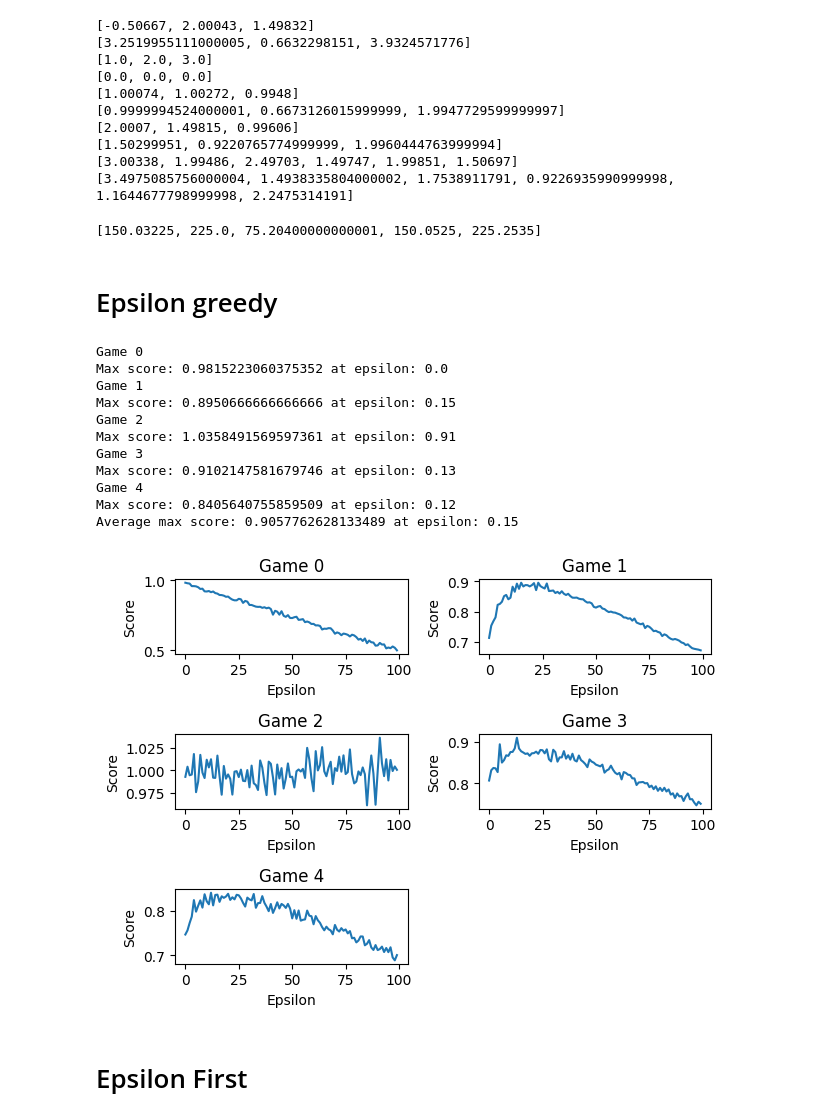
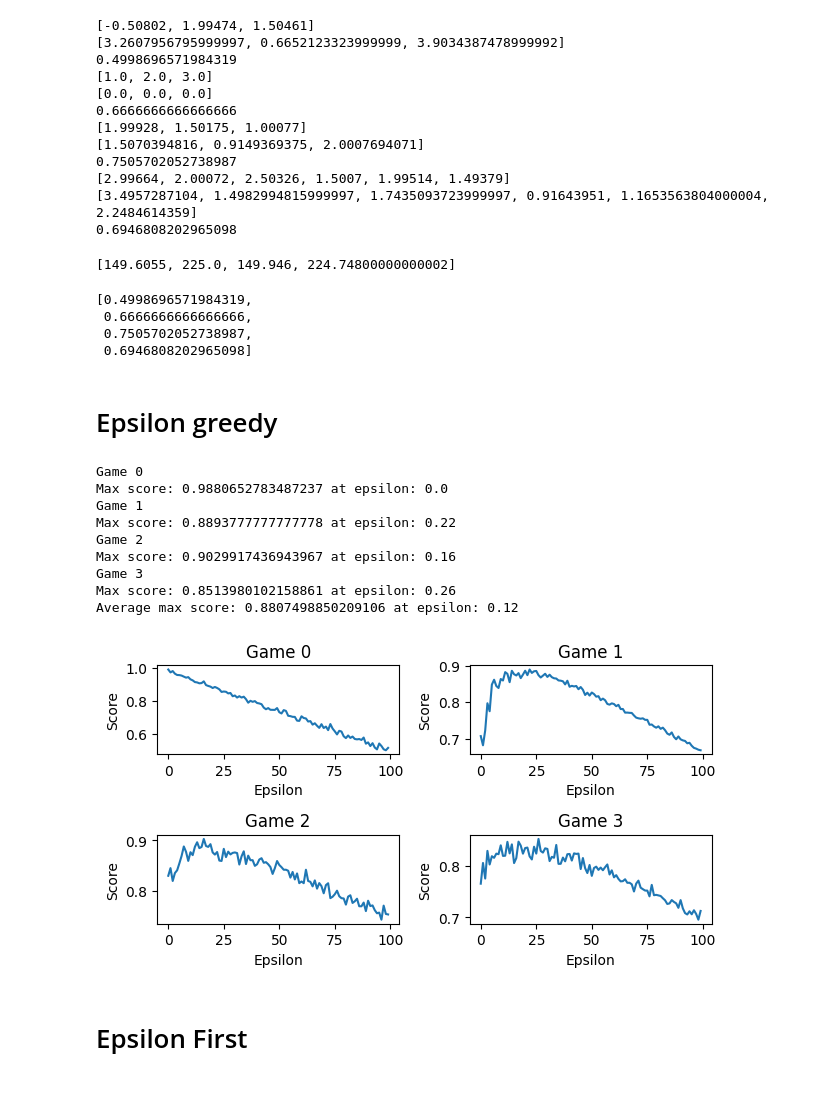
Before and after one commit to hci-gu/markovai, a Jupyter notebook: play.ipynb, the cells around one changed output. Drawn from its saved outputs; the diff is of its cells as text; code cells hidden in the pictures; blank space fills up the shorter version.

```diff
--- a/play.ipynb
+++ b/play.ipynb
@@ -21,7 +21,7 @@ games = [
     # loadGame('riskavoidance'),
     loadGame('double1'),
     loadGame('tripple1'),
-    loadGame('tripple2'),
+    # loadGame('tripple2'),
     loadGame('tripple3'),
     loadGame('tripple4'),
 ]
@@ -152,6 +152,8 @@ def runGame(game, selectPathFunc, warmup=True, warmups=1):
   return score
 # %%
 # calculate expected best path reward
+
+atRandom = []
 
 for game in games:
     nodes = []
@@ -168,24 +170,35 @@ for game in games:
 
     expectedPathReward, pathRewardVariances
     game['expectedBest'] = 75 * max(expectedPathReward)
+    atRandom.append((sum(expectedPathReward) / len(expectedPathReward)) / max(expectedPathReward))
     print(expectedPathReward)
     print(pathRewardVariances)
+    print((sum(expectedPathReward) / len(expectedPathReward)) / max(expectedPathReward))
 
 [game['expectedBest'] for game in games]
 # %% [output]
-[-0.50667, 2.00043, 1.49832]
-[3.2519955111000005, 0.6632298151, 3.9324571776]
+[-0.50802, 1.99474, 1.50461]
+[3.2607956795999997, 0.6652123323999999, 3.9034387478999992]
+0.4998696571984319
 [1.0, 2.0, 3.0]
 [0.0, 0.0, 0.0]
-[1.00074, 1.00272, 0.9948]
-[0.9999994524000001, 0.6673126015999999, 1.9947729599999997]
-[2.0007, 1.49815, 0.99606]
-[1.50299951, 0.9220765774999999, 1.9960444763999994]
-[3.00338, 1.99486, 2.49703, 1.49747, 1.99851, 1.50697]
-[3.4975085756000004, 1.4938335804000002, 1.7538911791, 0.9226935990999998, 1.1644677798999998, 2.2475314191]
+0.6666666666666666
+[1.99928, 1.50175, 1.00077]
+[1.5070394816, 0.9149369375, 2.0007694071]
+0.7505702052738987
+[2.99664, 2.00072, 2.50326, 1.5007, 1.99514, 1.49379]
+[3.4957287104, 1.4982994815999997, 1.7435093723999997, 0.91643951, 1.1653563804000004, 2.2484614359]
+0.6946808202965098
-[150.03225, 225.0, 75.20400000000001, 150.0525, 225.2535]
+[149.6055, 225.0, 149.946, 224.74800000000002]
+# %%
+atRandom
+# %% [output]
+[0.4998696571984319,
+ 0.6666666666666666,
+ 0.7505702052738987,
+ 0.6946808202965098]
 # %%
-results = []
+results = [atRandom]
 # %% [markdown]
 # Epsilon greedy
 # %%
@@ -193,6 +206,7 @@ epsilonSteps = 1
 alpha = 0.999
 def runEpsilonGreedySimulation(game):
     epsilonScores = []
+    stds = []
     for epsilon in range(0, 100, epsilonSteps):
         scores = []
         for i in range(100):
@@ -201,49 +215,53 @@ def runEpsilonGreedySimulation(game):
 
         avgScore = sum(scores) / len(scores)
         # print(str(epsilon) + ' Score: ' + str(avgScore))
+        std = np.std(scores)
         epsilonScores.append(avgScore)
-    return epsilonScores
+        stds.append(std)
+    return (epsilonScores, stds)
 
 allScores = []
+allStds = []
 import matplotlib.pyplot as plt
 # run simulation and plot in a grid
 for i in range(0,len(games)):
     print('Game ' + str(i))
-    epsilonScores = [x/games[i]['expectedBest'] for x in runEpsilonGreedySimulation(games[i])]
+    (scores, stds) = runEpsilonGreedySimulation(games[i])
+    epsilonScores = [x/games[i]['expectedBest'] for x in scores]
     # get max score index
     maxScoreIndex = epsilonScores.index(max(epsilonScores))
     allScores.append(epsilonScores)
+    allStds.append([std / games[i]['expectedBest'] for std in stds])
     # print max score
     print('Max score: ' + str(epsilonScores[maxScoreIndex]) + ' at epsilon: ' + str(maxScoreIndex*epsilonSteps/100.0))
     plt.subplot(3, 2, i+1)
     # add margin between plots
     plt.subplots_adjust(hspace=0.5)
     plt.title('Game ' + str(i))
     plt.plot(range(0, 100, epsilonSteps), epsilonScores)
     plt.xlabel('Epsilon')
     plt.ylabel('Score')
     # tight fit
     plt.tight_layout()
 
 avgMaxScores = [sum([allScores[j][i] for j in range(len(games))]) / len(games) for i in range(len(allScores[0]))]
 # argmax of avgMaxScores
 maxScoreIndex = avgMaxScores.index(max(avgMaxScores))
 print(f'Average max score: {max(avgMaxScores)} at epsilon: {maxScoreIndex*epsilonSteps/100.0}')
 
 results.append([allScores[i][maxScoreIndex] for i in range(len(games))])
+greedyStds = [allStds[i][maxScoreIndex] for i in range(len(games))]
 # %% [output]
 Game 0
-Max score: 0.9815223060375352 at epsilon: 0.0
+Max score: 0.9880652783487237 at epsilon: 0.0
 Game 1
-Max score: 0.8950666666666666 at epsilon: 0.15
+Max score: 0.8893777777777778 at epsilon: 0.22
 Game 2
-Max score: 1.0358491569597361 at epsilon: 0.91
+Max score: 0.9029917436943967 at epsilon: 0.16
 Game 3
-Max score: 0.9102147581679746 at epsilon: 0.13
-Game 4
-Max score: 0.8405640755859509 at epsilon: 0.12
-Average max score: 0.9057762628133489 at epsilon: 0.15
+Max score: 0.8513980102158861 at epsilon: 0.26
+Average max score: 0.8807498850209106 at epsilon: 0.12
-[figure, old version]
+[figure, new version]
 # %% [markdown]
 # Epsilon First
 # %%
```
Also changed, not shown: parts of 11 cells of this notebook, 2 other files.
